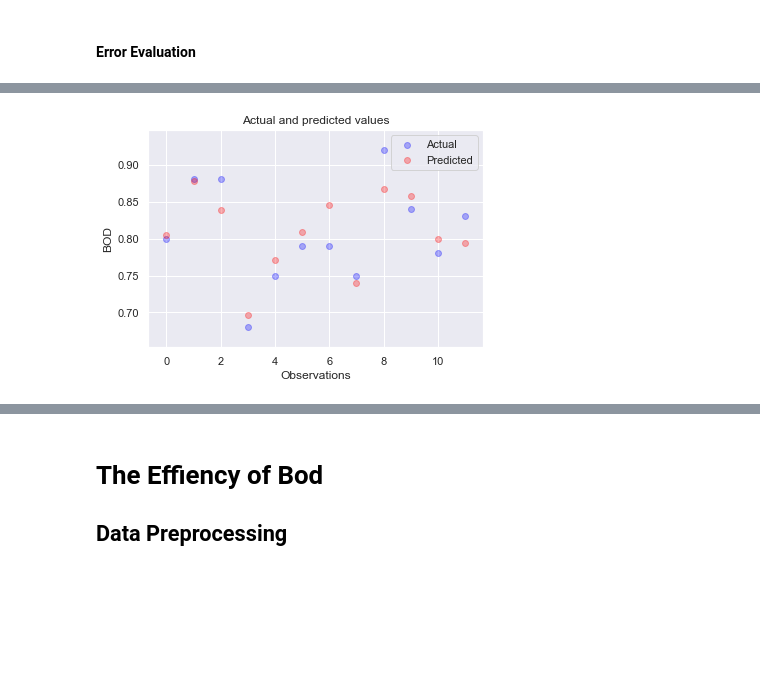
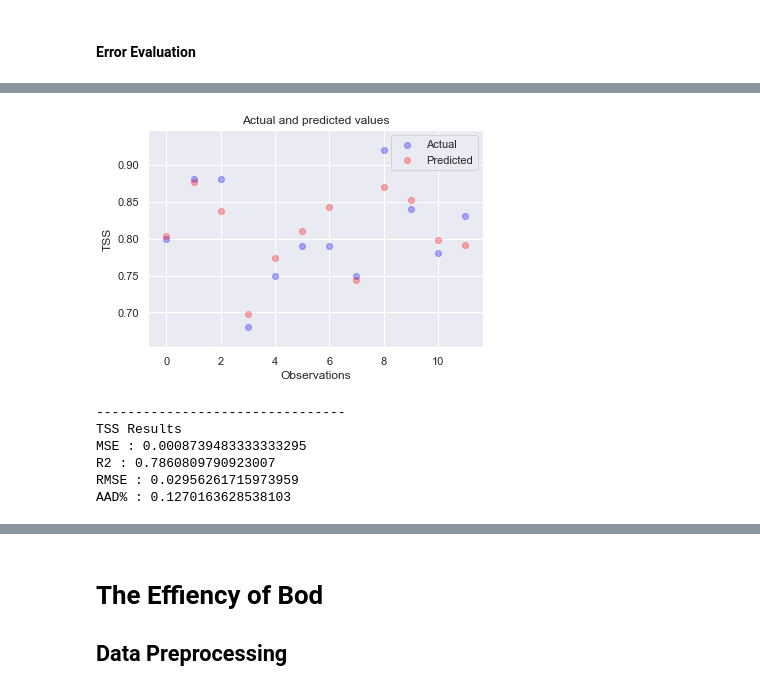
Before and after one commit to MuhamedEssam/BOD-COD-TSS-, a Jupyter notebook: Bod-Cod-Tss.ipynb, the cells around one changed output, grey strips where cells are left out. Saved outputs shown, nothing was run; the diff lists cells and outputs as text; code cells hidden in the pictures; blank space fills up the shorter version.

```diff
--- a/Bod-Cod-Tss.ipynb
+++ b/Bod-Cod-Tss.ipynb
@@ -282,17 +307,36 @@ Result
 # %%
 import matplotlib.pyplot as plt
 _, ax = plt.subplots()
 y_pred=pred2
 ax.scatter(x = range(0, y_test.size), y=y_test, c = 'blue', label = 'Actual', alpha = 0.3)
 ax.scatter(x = range(0, y_pred.size), y=y_pred, c = 'red', label = 'Predicted', alpha = 0.3)
 
 plt.title('Actual and predicted values')
 plt.xlabel('Observations')
-plt.ylabel('BOD')
+plt.ylabel('TSS')
 plt.legend()
 plt.show()
 # %% [output]
-[figure, old version]
+[figure, new version]
+# %%
+from sklearn.metrics import mean_squared_error ,r2_score
+MSE= mean_squared_error(y_test,y_pred)
+r2=r2_score(y_test,y_pred)
+RMSE=mean_squared_error(y_test,y_pred)**0.5
+AAD= np.sum(((y_pred-y_test)/y_pred)/len(y_test))*100
+print('--------------------------------')
+print('TSS Results')
+print('MSE :', MSE)
+print('R2 :',r2)
+print('RMSE :', RMSE)
+print('AAD% :',AAD)
+# %% [output]
+--------------------------------
+TSS Results
+MSE : 0.0008739483333333295
+R2 : 0.7860809790923007
+RMSE : 0.02956261715973959
+AAD% : 0.1270163628538103
 # %%
 from yellowbrick.model_selection import FeatureImportances
 model=reg2
```
Also changed, not shown: parts of 27 cells of this notebook.
